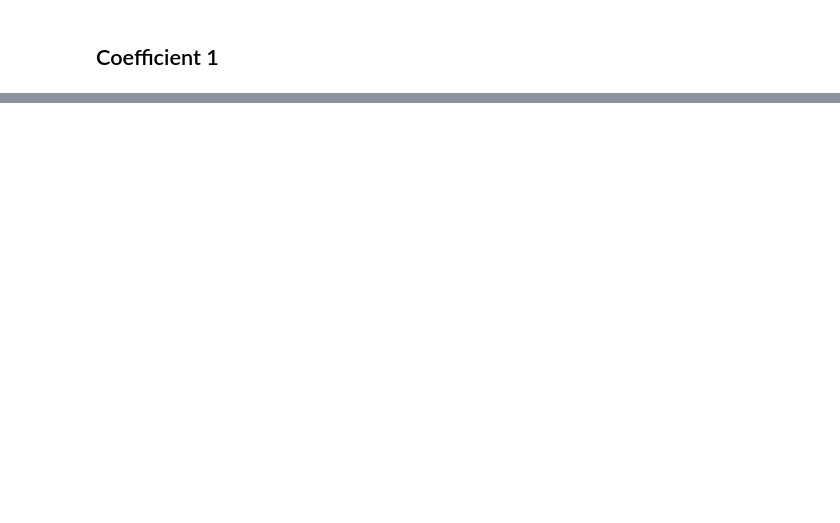
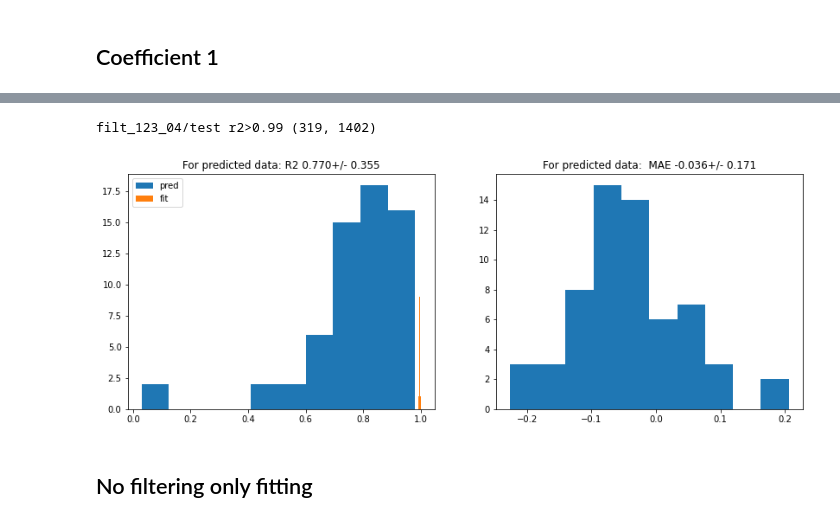
Before and after one commit to MarinaKrivova/DrugProfiles_2, a Jupyter notebook: Part_2_Train_Test_All_drugs.ipynb, the cells around one changed output, grey strips where cells are left out. Saved outputs shown, nothing was run; the diff lists cells and outputs as text; code cells hidden in the pictures; blank space fills up the shorter version.

Commit message:
perform train test Algorithm 2

```diff
--- a/Part_2_Train_Test_All_drugs.ipynb
+++ b/Part_2_Train_Test_All_drugs.ipynb
@@ -355,0 +55,19 @@ test_small2.shape
+# %%
+## golden test for comparison
+
+load_golden_test = True
+
+if load_golden_test:
+    test_small = pd.read_csv(_FOLDER_2+"train_small_r2_09.csv")
+    test_small2 = pd.read_csv(_FOLDER_2+"train_small_r2_099.csv")
+    print(test_small.shape, test_small2.shape)
+
+else:
+    _FOLDER_3= _FOLDER_2+"filt_123_04/"
+    test = pd.read_csv(_FOLDER_3+ "test.csv")
+    test_small = test[test["sigmoid_4_param_r2"]>0.9]
+    test_small.to_csv(_FOLDER_2+"train_small_r2_09.csv", index=False)
+
+    test_small2 = test[test["sigmoid_4_param_r2"]>0.99]
+    test_small2.to_csv(_FOLDER_2+"train_small_r2_099.csv", index=False)
+    print(test.shape, test_small.shape[0], test_small2.shape[0]) #(460), 449, 319
@@ -508,3 +205,34 @@ ax.set_title("For predicted data:  MAE %0.3f+/- %0.3f" % (gr["mae_pred"].mean(),
+# %%
+training_details = filteting +"/test"
+df = test_small2
+test_pred =  ReconstructSVR_all_drugs(df, all_columns, "sigmoid_4_param",
+                                      conc_columns, response_norm, n_coef = 4,
+                                      recompute_predictions = False,
+                                      #model_dict=None, scaler_dict=None,
+                                      training_details=training_details, drop_columns=True)
+print(training_details, "r2>0.99", test_pred.shape)
+#statistics by drug
+gr = test_pred.groupby("DRUG_ID")[["sigmoid_4_param_r2","pred_fit_r2", "mae_pred"]].mean()
+gr
+
+fig = plt.figure(figsize=(14, 5))
+fig.subplots_adjust(hspace=0.4)
+
+ax = fig.add_subplot(121) #fig.add_subplot(ROW,COLUMN,POSITION)
+ax.hist(gr["pred_fit_r2"], label= "pred")
+ax.hist(gr["sigmoid_4_param_r2"], label= "fit")
+ax.legend()
+
+ax.set_title("For predicted data: R2 %0.3f+/- %0.3f" % (gr["pred_fit_r2"].mean(), 2*gr["pred_fit_r2"].std()))
+
+ax = fig.add_subplot(122)
+ax.hist(gr["mae_pred"])
+ax.set_title("For predicted data:  MAE %0.3f+/- %0.3f" % (gr["mae_pred"].mean(), 2*gr["mae_pred"].std()));
+# %% [output]
+filt_123_04/test r2>0.99 (319, 1402)
+[figure, added]
+# %% [markdown]
+## No filtering only fitting
 # %%
 %%time
 
```
Also changed, not shown: parts of 21 cells of this notebook, 3 other files.
